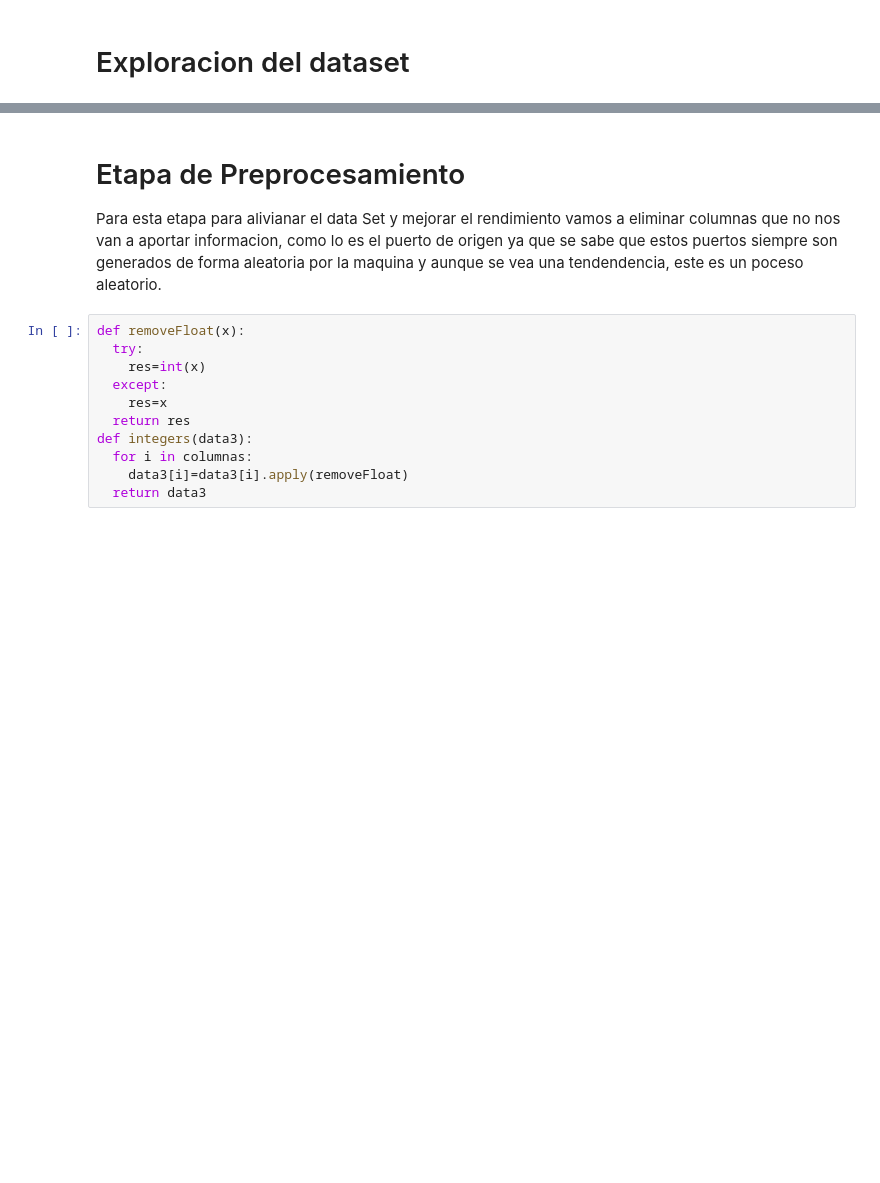
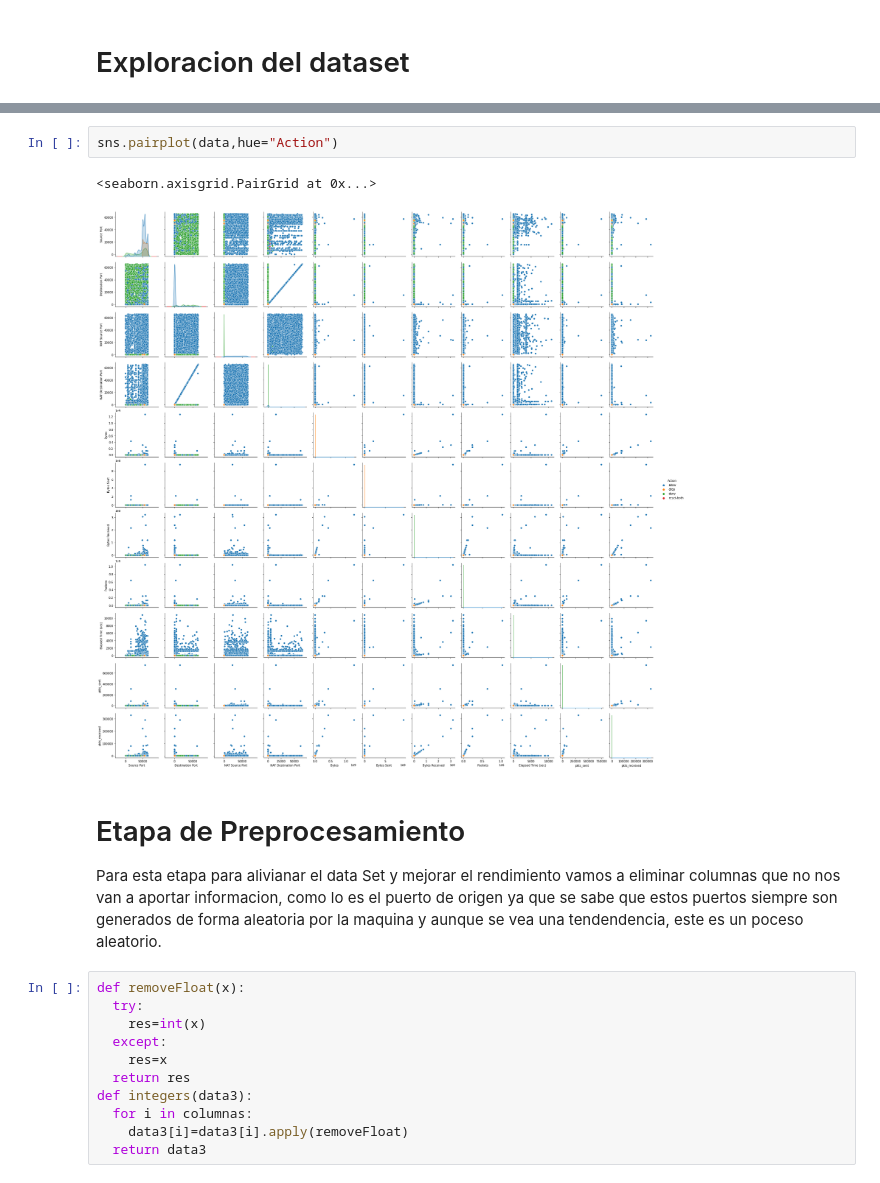
Before and after one commit to juanbaezl/FirewallDataMining, a Jupyter notebook: Firewall.ipynb, the cells around one changed output, grey strips where cells are left out. Cells and saved outputs as stored; diff of their text form; blank space fills up the shorter version.

```diff
--- a/Firewall.ipynb
+++ b/Firewall.ipynb
@@ -198,4 +203,9 @@ for f in features_cat:
 <Figure size 432x432 with 0 Axes>
+# %%
+sns.pairplot(data,hue="Action")
+# %% [output]
+<seaborn.axisgrid.PairGrid at 0x...>
+[figure, added]
 # %% [markdown]
 # Etapa de Preprocesamiento
 
```
Also changed, not shown: parts of 12 cells of this notebook, 1 other file.
